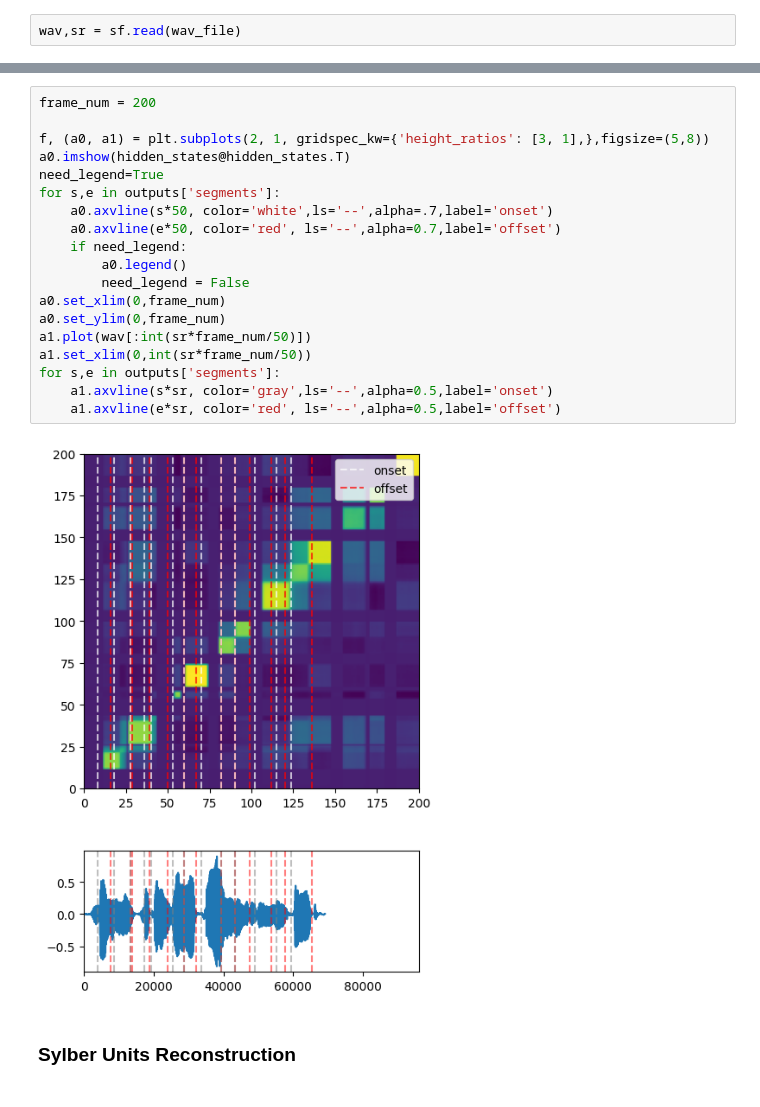
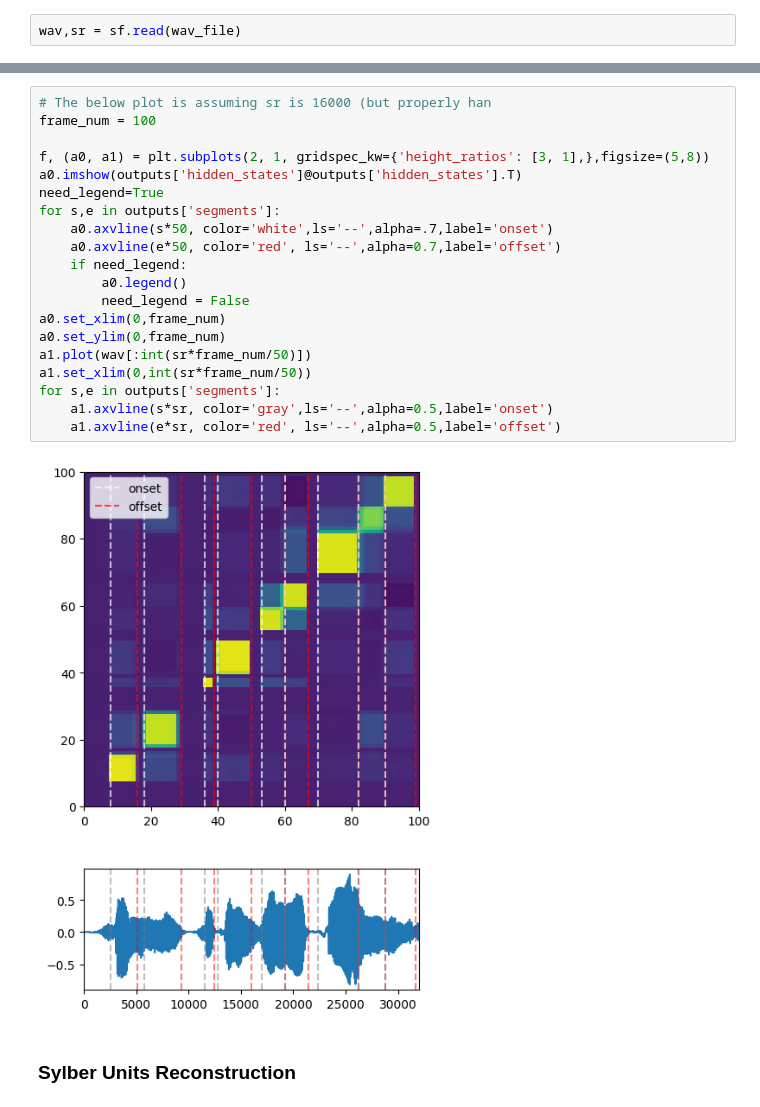
Before and after one commit to Berkeley-Speech-Group/sylber, a Jupyter notebook: demo.ipynb, the cells around one changed output, grey strips where cells are left out. Drawn from its saved outputs; the diff is of its cells as text.

```diff
--- a/demo.ipynb
+++ b/demo.ipynb
@@ -23,26 +24,27 @@ Audio(data=wav, rate=sr)
 # %% [output]
 [interactive output not drawn]
 # %%
-frame_num = 200
+# The below plot is assuming sr is 16000 (but properly han
+frame_num = 100
 
 f, (a0, a1) = plt.subplots(2, 1, gridspec_kw={'height_ratios': [3, 1],},figsize=(5,8))
-a0.imshow(hidden_states@hidden_states.T)
+a0.imshow(outputs['hidden_states']@outputs['hidden_states'].T)
 need_legend=True
 for s,e in outputs['segments']:
     a0.axvline(s*50, color='white',ls='--',alpha=.7,label='onset')
     a0.axvline(e*50, color='red', ls='--',alpha=0.7,label='offset')
     if need_legend:
         a0.legend()
         need_legend = False
 a0.set_xlim(0,frame_num)
 a0.set_ylim(0,frame_num)
 a1.plot(wav[:int(sr*frame_num/50)])
 a1.set_xlim(0,int(sr*frame_num/50))
 for s,e in outputs['segments']:
     a1.axvline(s*sr, color='gray',ls='--',alpha=0.5,label='onset')
     a1.axvline(e*sr, color='red', ls='--',alpha=0.5,label='offset')
 # %% [output]
-[figure, old version]
+[figure, new version]
 # %% [markdown]
 ### Sylber Units Reconstruction
 # %%
```
Also changed, not shown: parts of 1 cell of this notebook, 1 other file.
